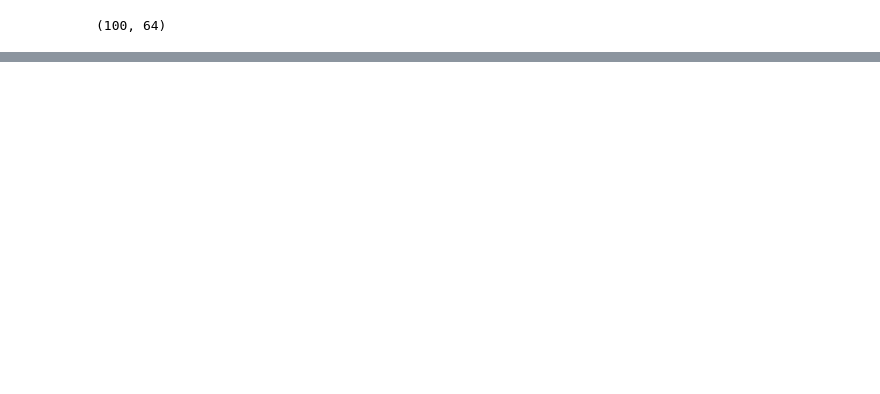
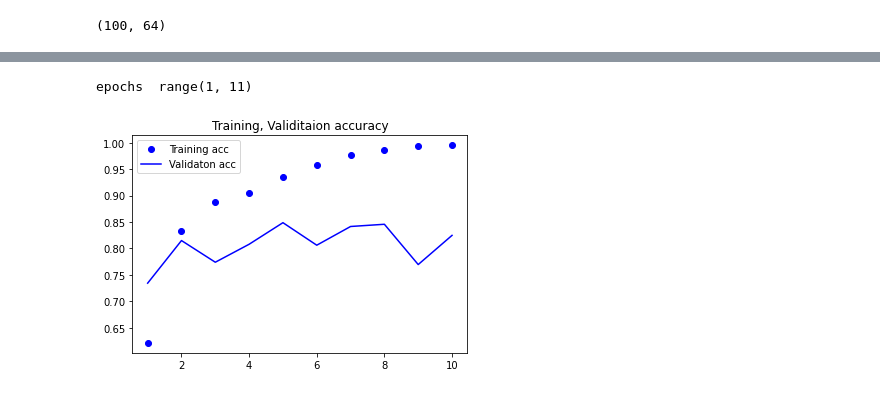
Before and after one commit to Min-Ho-Kim94/study_DL, a Jupyter notebook: deep learning with python/6.2 순환신경망 이해하기.ipynb, the cells around one changed output, grey strips where cells are left out. Cells and saved outputs as stored; diff of their text form; code cells hidden in the pictures; blank space fills up the shorter version.

Commit message:
simple RNN IMDB example and Embedding(), pad_sequences()ft

```diff
--- a/deep learning with python/6.2 순환신경망 이해하기.ipynb
+++ b/deep learning with python/6.2 순환신경망 이해하기.ipynb
@@ -26,0 +100,16 @@ final_output_sequence.shape
+# %%
+# Embedding층과 SimpleRNN층을 사용해 간단한 순환 네트워크 훈련.
+from keras.layers import Dense
+from tensorflow.keras import Sequential
+from keras.layers import Embedding, SimpleRNN
+
+model = Sequential()
+model.add(Embedding(max_features, 32))
+model.add(SimpleRNN(32))
+model.add(Dense(1, activation='sigmoid'))
+
+model.compile(optimizer='rmsprop', loss='binary_crossentropy', metrics=['acc'])
+history = model.fit(input_train, y_train,
+                    epochs=10,
+                    batch_size=128,
+                    validation_split=0.2)
@@ -26,0 +137,19 @@ final_output_sequence.shape
+# %%
+import matplotlib.pyplot as plt
+
+acc = history.history['acc']
+val_acc = history.history['val_acc']
+loss = history.history['loss']
+val_loss = history.history['val_loss']
+
+epochs = range(1, len(acc) + 1)
+print('epochs ', epochs)
+
+plt.plot(epochs, acc, 'bo', label='Training acc')
+plt.plot(epochs,val_acc, 'b', label='Validaton acc')
+plt.title('Training, Validitaion accuracy')
+plt.legend()
+plt.show()
+# %% [output]
+epochs  range(1, 11)
+[figure, added]
```
Also changed, not shown: parts of 7 cells of this notebook, 1 other file.
